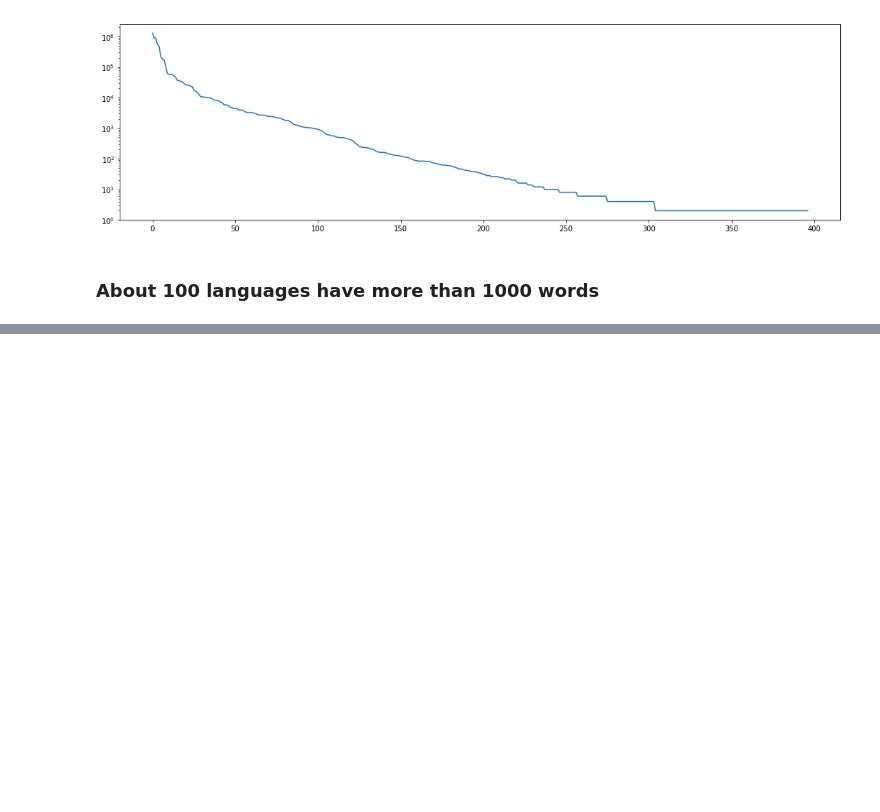
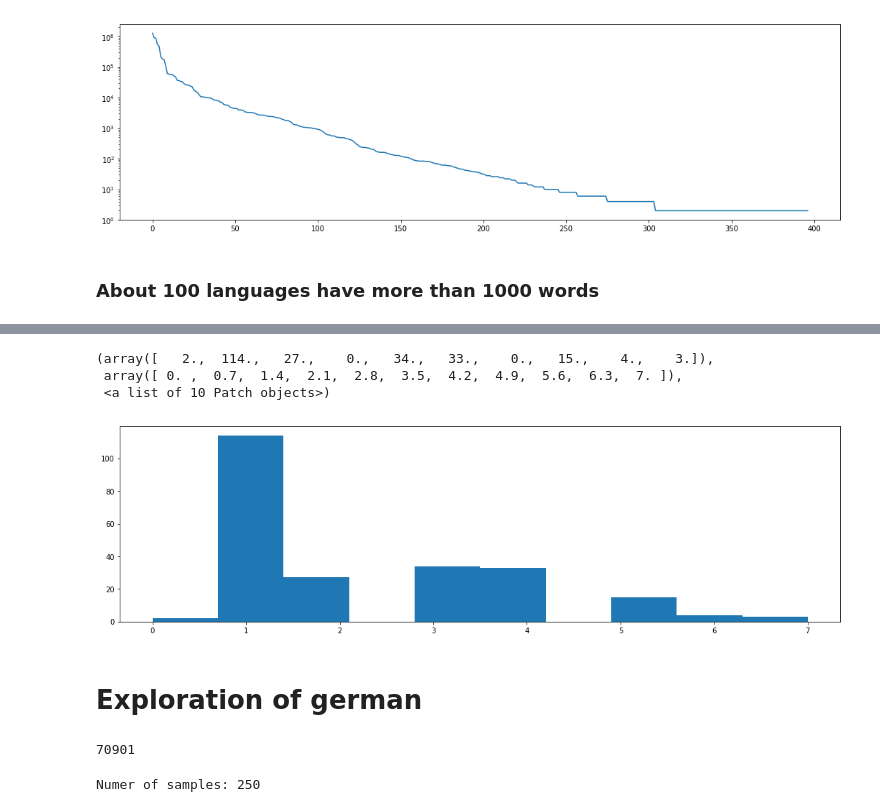
Before and after one commit to zifeo/Etymap, a Jupyter notebook: lab/exploration.ipynb, the cells around one changed output, grey strips where cells are left out. Saved outputs shown, nothing was run; the diff lists cells and outputs as text; code cells hidden in the pictures; blank space fills up the shorter version.

```diff
--- a/lab/exploration.ipynb
+++ b/lab/exploration.ipynb
@@ -186,0 +239,19 @@ plt.yscale('log')
+# %%
+plt.hist(depths)
+# %% [output]
+(array([   2.,  114.,   27.,    0.,   34.,   33.,    0.,   15.,    4.,    3.]),
+ array([ 0. ,  0.7,  1.4,  2.1,  2.8,  3.5,  4.2,  4.9,  5.6,  6.3,  7. ]),
+ <a list of 10 Patch objects>)
+[figure, added]
+# %% [markdown]
+# Exploration of german
+# %%
+germanWords = list(relations[relations.to_lang == 'deu'].to_word.unique())
+len(germanWords)
+# %% [output]
+70901
+# %%
+stepSize  = 283
+print('Numer of samples: ' + str(int(len(germanWords) / stepSize)))
+# %% [output]
+Numer of samples: 250
```
Also changed, not shown: parts of 19 cells of this notebook.
